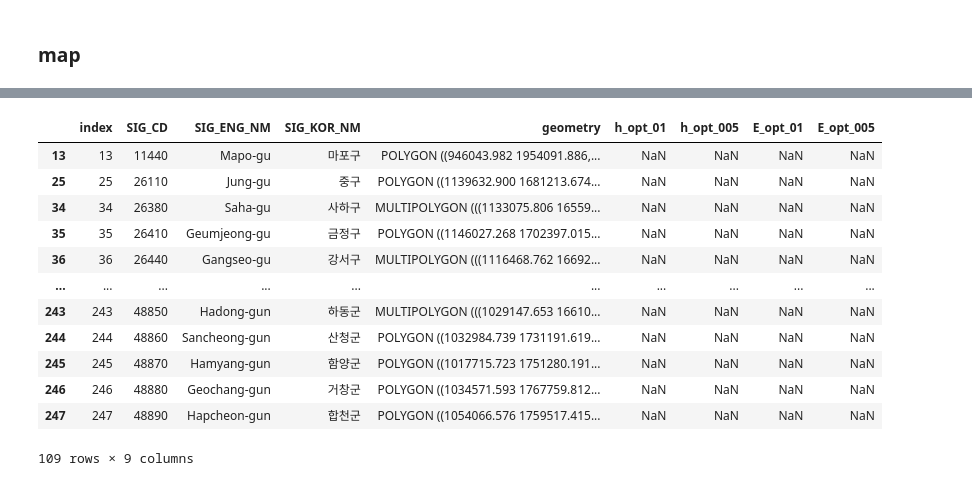
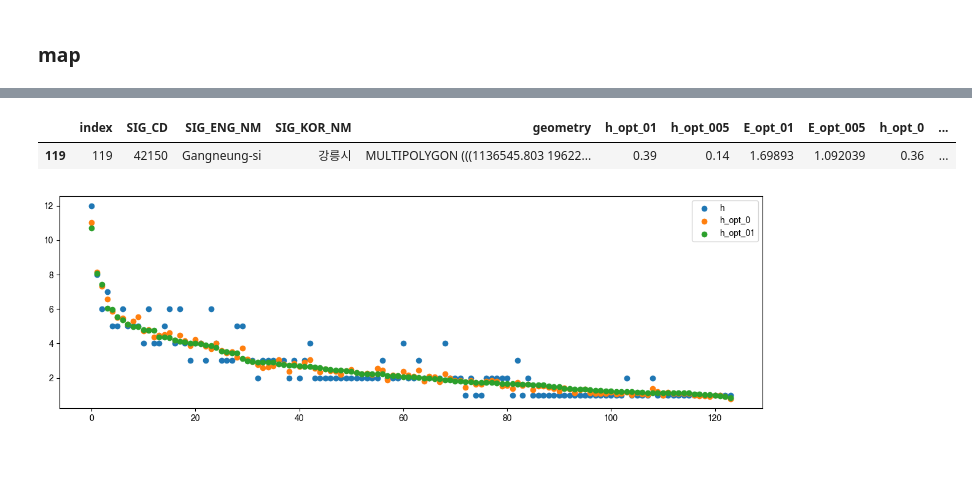
Before and after one commit to kwyosu7/Tuberculosis_hospital_optimization, a Jupyter notebook: article_figure.ipynb, the cells around one changed output, grey strips where cells are left out. Cells and saved outputs as stored; diff of their text form; code cells hidden in the pictures; blank space fills up the shorter version.

```diff
--- a/article_figure.ipynb
+++ b/article_figure.ipynb
@@ -16,10 +16,6 @@ import seaborn as sns
 color_list = [rgb_to_hex(237,74,184),rgb_to_hex(158,95,253),rgb_to_hex(255,206,81),rgb_to_hex(119,200,236),rgb_to_hex(24,218,210),rgb_to_hex(111,237,155),rgb_to_hex(102,0,51),rgb_to_hex(0,0,0),rgb_to_hex(211,196,147),rgb_to_hex(186,159,72),rgb_to_hex(89,80,65),rgb_to_hex(231,85,0),rgb_to_hex(0,138,148),rgb_to_hex(223,105,98)]
 from mpl_toolkits.axes_grid1.inset_locator import inset_axes
 mark=np.array(['o', 'v', '^', '<', '>', '8', 's', 'p', '*', 'h', 'H', 'D', 'd', 'P', 'X','o', 'v', '^', '<', '>', '8', 's', 'p', ])
-def rgb_to_hex(r, g, b):
-    r, g, b = int(r), int(g), int(b)
-    return '#' + hex(r)[2:].zfill(2) + hex(g)[2:].zfill(2) + hex(b)[2:].zfill(2)
-color_list = [rgb_to_hex(237,74,184),rgb_to_hex(158,95,253),rgb_to_hex(255,206,81),rgb_to_hex(119,200,236),rgb_to_hex(24,218,210),rgb_to_hex(111,237,155),rgb_to_hex(102,0,51),rgb_to_hex(0,0,0),rgb_to_hex(211,196,147),rgb_to_hex(186,159,72),rgb_to_hex(89,80,65),rgb_to_hex(231,85,0),rgb_to_hex(0,138,148),rgb_to_hex(223,105,98)]
 color_list = color_list*2
 # %%
 def E(data_, h_pd=None, a=None, b=None):
@@ -1264,16 +1176,19 @@ plt.show()
 # %%
-kr_sgg[kr_sgg['h_opt_01'].isna()]
+kr_sgg[kr_sgg['h_opt_01'] == max(kr_sgg['h_opt_01'])]
 # %% [output]
-|  | index | SIG_CD | SIG_ENG_NM | SIG_KOR_NM | geometry | h_opt_01 | h_opt_005 | E_opt_01 | E_opt_005 |
-| 13 | 13 | 11440 | Mapo-gu | 마포구 | POLYGON ((946043.982 1954091.886,... | NaN | NaN | NaN | NaN |
-| 25 | 25 | 26110 | Jung-gu | 중구 | POLYGON ((1139632.900 1681213.674... | NaN | NaN | NaN | NaN |
-| 34 | 34 | 26380 | Saha-gu | 사하구 | MULTIPOLYGON (((1133075.806 16559... | NaN | NaN | NaN | NaN |
-| 35 | 35 | 26410 | Geumjeong-gu | 금정구 | POLYGON ((1146027.268 1702397.015... | NaN | NaN | NaN | NaN |
-| 36 | 36 | 26440 | Gangseo-gu | 강서구 | MULTIPOLYGON (((1116468.762 16692... | NaN | NaN | NaN | NaN |
-| ... | ... | ... | ... | ... | ... | ... | ... | ... | ... |
-| 243 | 243 | 48850 | Hadong-gun | 하동군 | MULTIPOLYGON (((1029147.653 16610... | NaN | NaN | NaN | NaN |
-| 244 | 244 | 48860 | Sancheong-gun | 산청군 | POLYGON ((1032984.739 1731191.619... | NaN | NaN | NaN | NaN |
-| 245 | 245 | 48870 | Hamyang-gun | 함양군 | POLYGON ((1017715.723 1751280.191... | NaN | NaN | NaN | NaN |
-| 246 | 246 | 48880 | Geochang-gun | 거창군 | POLYGON ((1034571.593 1767759.812... | NaN | NaN | NaN | NaN |
-| 247 | 247 | 48890 | Hapcheon-gun | 합천군 | POLYGON ((1054066.576 1759517.415... | NaN | NaN | NaN | NaN |
+|  | index | SIG_CD | SIG_ENG_NM | SIG_KOR_NM | geometry | h_opt_01 | h_opt_005 | E_opt_01 | E_opt_005 | h_opt_0 | ... |
+| 119 | 119 | 42150 | Gangneung-si | 강릉시 | MULTIPOLYGON (((1136545.803 19622... | 0.39 | 0.14 | 1.69893 | 1.092039 | 0.36 | ... |
-109 rows × 9 columns
+# %%
+# h_opt_01 기준으로 내림차순 정렬
+sorted_data = data.sort_values(by='h_opt_01', ascending=False).reset_index()
+
+# 시각화
+plt.figure(figsize=[12, 4])
+plt.scatter(range(124), sorted_data['h'], label='h')
+plt.scatter(range(124), sorted_data['h_opt_0'], label='h_opt_0')
+plt.scatter(range(124), sorted_data['h_opt_01'], label='h_opt_01')
+plt.legend()
+plt.tight_layout()
+plt.show()
+# %% [output]
+[figure, added]
```
Also changed, not shown: parts of 6 cells of this notebook.
